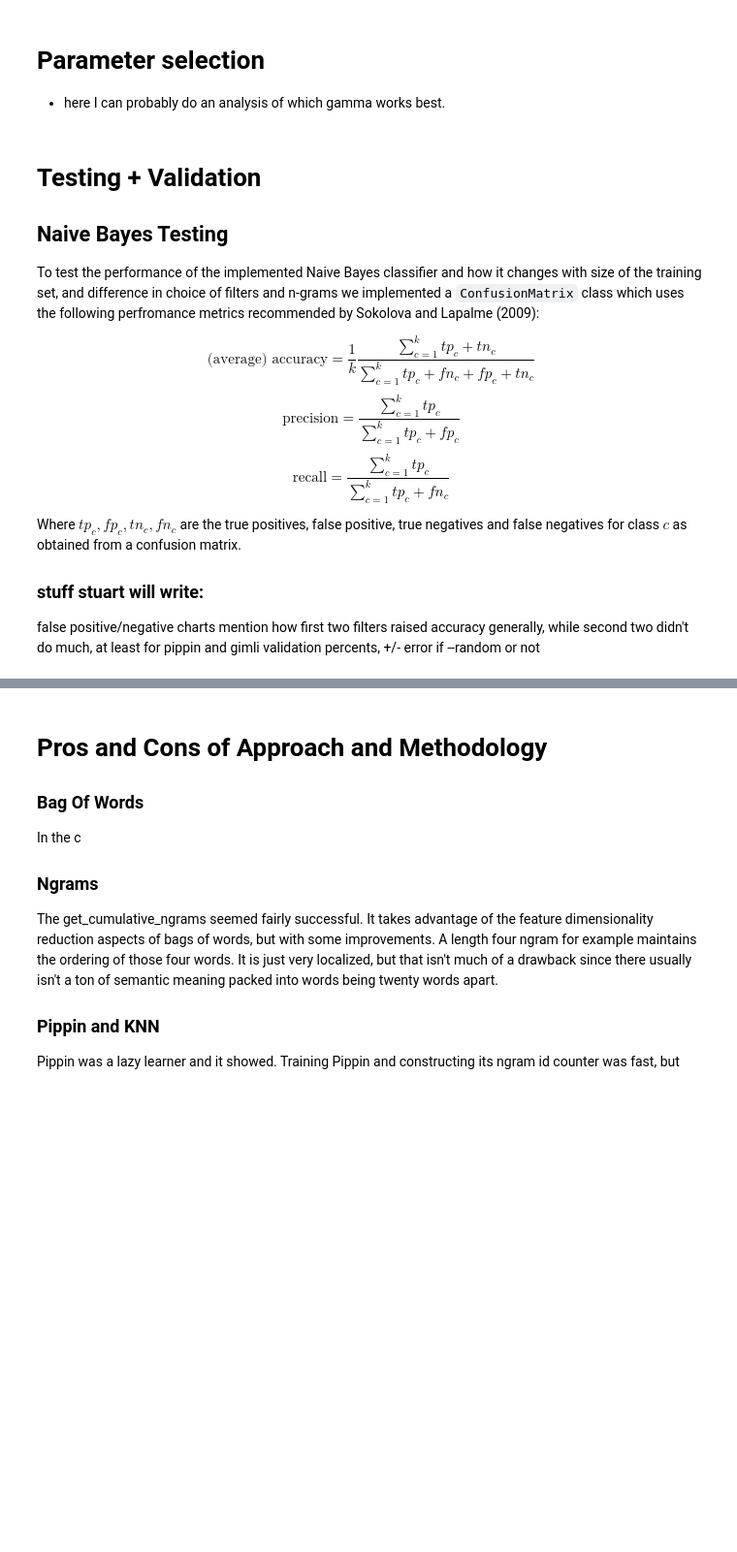
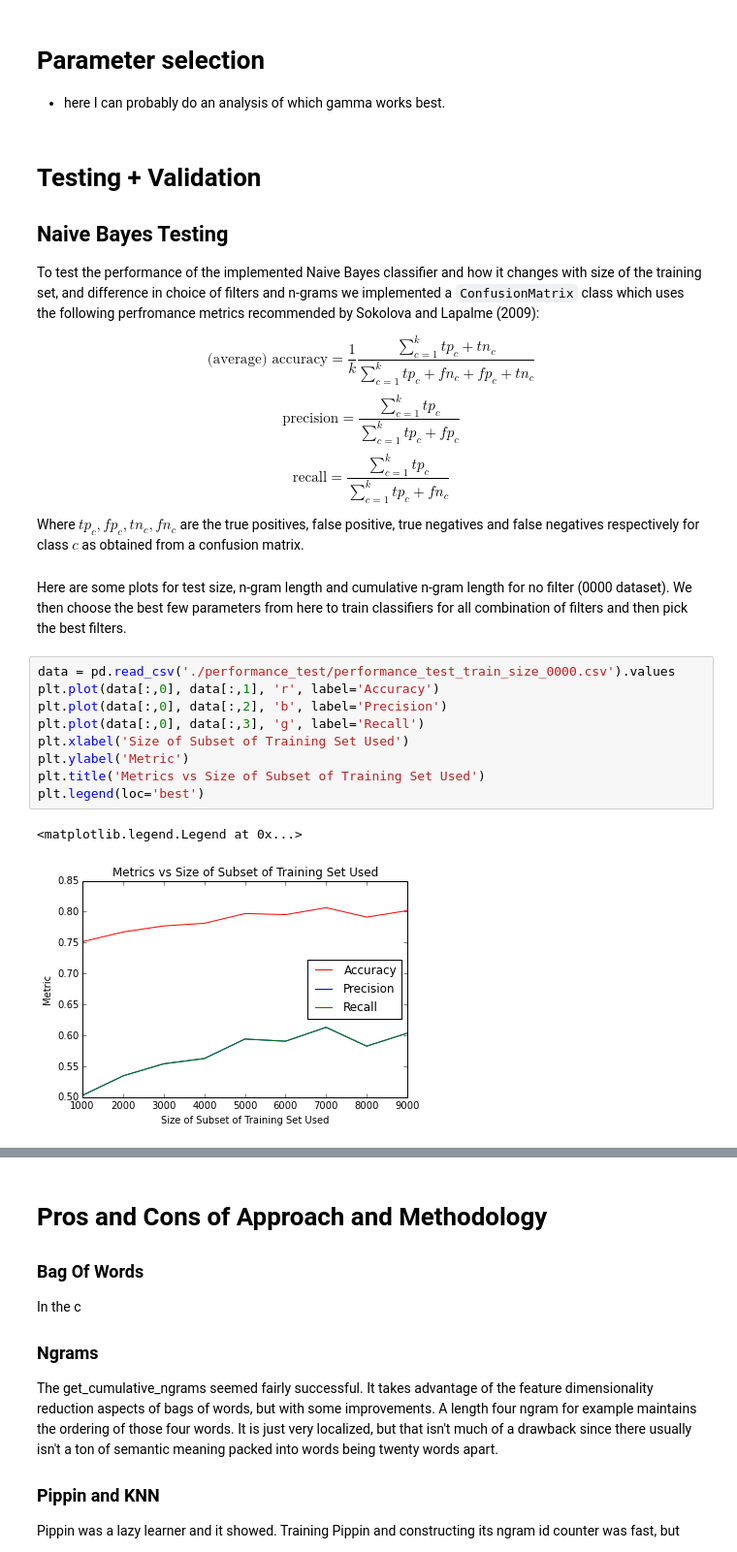
Before and after one commit to zafarali/598-assignment2-NLP, a Jupyter notebook: REPORT.ipynb, the cells around one changed output, grey strips where cells are left out. Shown: that part at 97% size. Drawn from its saved outputs; the diff is of its cells as text; blank space fills up the shorter version.

Commit message:
Add performance tests to report

```diff
--- a/REPORT.ipynb
+++ b/REPORT.ipynb
@@ -145,10 +150,18 @@ $$ \text{(average) accuracy} = \frac{1}{k}\frac{ \sum_{c=1}^k tp_c + tn_c }{\sum
 $$ \text{precision} = \frac{ \sum_{c=1}^k tp_c}{\sum_{c=1}^k tp_c + fp_c  }$$
 $$ \text{recall} = \frac{ \sum_{c=1}^k tp_c}{\sum_{c=1}^k tp_c + fn_c }$$
 
-Where $tp_c, fp_c, tn_c, fn_c$ are the true positives, false positive, true negatives and false negatives for class $c$ as obtained from a confusion matrix.
-
-
-### stuff stuart will write:
-false positive/negative charts
-mention how first two filters raised accuracy generally, while second two didn't do much, at least for pippin and gimli
-validation percents, +/- error if --random or not
+Where $tp_c, fp_c, tn_c, fn_c$ are the true positives, false positive, true negatives and false negatives respectively for class $c$ as obtained from a confusion matrix.
+# %% [markdown]
+Here are some plots for test size, n-gram length and cumulative n-gram length for no filter (0000 dataset). We then choose the best few parameters from here to train classifiers for all combination of filters and then pick the best filters.
+# %%
+data = pd.read_csv('./performance_test/performance_test_train_size_0000.csv').values
+plt.plot(data[:,0], data[:,1], 'r', label='Accuracy')
+plt.plot(data[:,0], data[:,2], 'b', label='Precision')
+plt.plot(data[:,0], data[:,3], 'g', label='Recall')
+plt.xlabel('Size of Subset of Training Set Used')
+plt.ylabel('Metric')
+plt.title('Metrics vs Size of Subset of Training Set Used')
+plt.legend(loc='best')
+# %% [output]
+<matplotlib.legend.Legend at 0x...>
+[figure, added]
```
Also changed, not shown: parts of 4 cells of this notebook, 2 other files.
